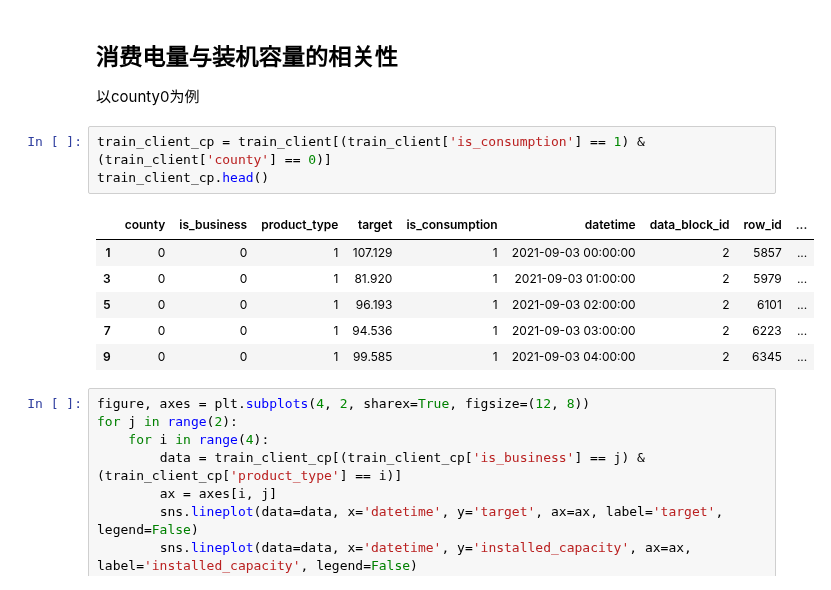
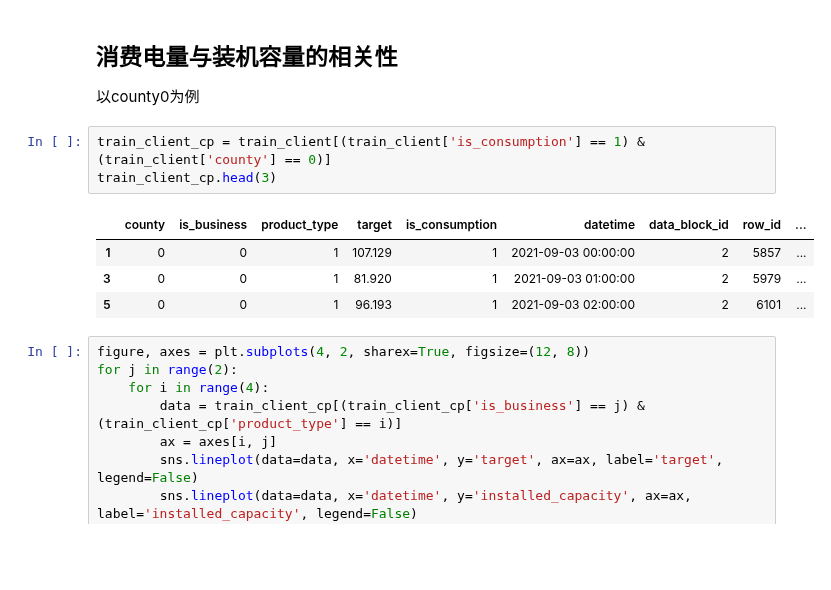
Before and after one commit to Accoutant/kaggle_competition, a Jupyter notebook: data_process/data_analysis_for_train.ipynb, the cells around one changed output. Saved outputs shown, nothing was run; the diff lists cells and outputs as text; blank space fills up the shorter version.

```diff
--- a/data_process/data_analysis_for_train.ipynb
+++ b/data_process/data_analysis_for_train.ipynb
@@ -324,14 +264,12 @@ train_client.head()
 以county0为例
 # %%
 train_client_cp = train_client[(train_client['is_consumption'] == 1) & (train_client['county'] == 0)]
-train_client_cp.head()
+train_client_cp.head(3)
 # %% [output]
 |  | county | is_business | product_type | target | is_consumption | datetime | data_block_id | row_id | ... |
 | 1 | 0 | 0 | 1 | 107.129 | 1 | 2021-09-03 00:00:00 | 2 | 5857 | ... |
 | 3 | 0 | 0 | 1 | 81.920 | 1 | 2021-09-03 01:00:00 | 2 | 5979 | ... |
 | 5 | 0 | 0 | 1 | 96.193 | 1 | 2021-09-03 02:00:00 | 2 | 6101 | ... |
-| 7 | 0 | 0 | 1 | 94.536 | 1 | 2021-09-03 03:00:00 | 2 | 6223 | ... |
-| 9 | 0 | 0 | 1 | 99.585 | 1 | 2021-09-03 04:00:00 | 2 | 6345 | ... |
 # %%
 figure, axes = plt.subplots(4, 2, sharex=True, figsize=(12, 8))
 for j in range(2):
```
Also changed, not shown: parts of 25 cells of this notebook, 1 other file.
